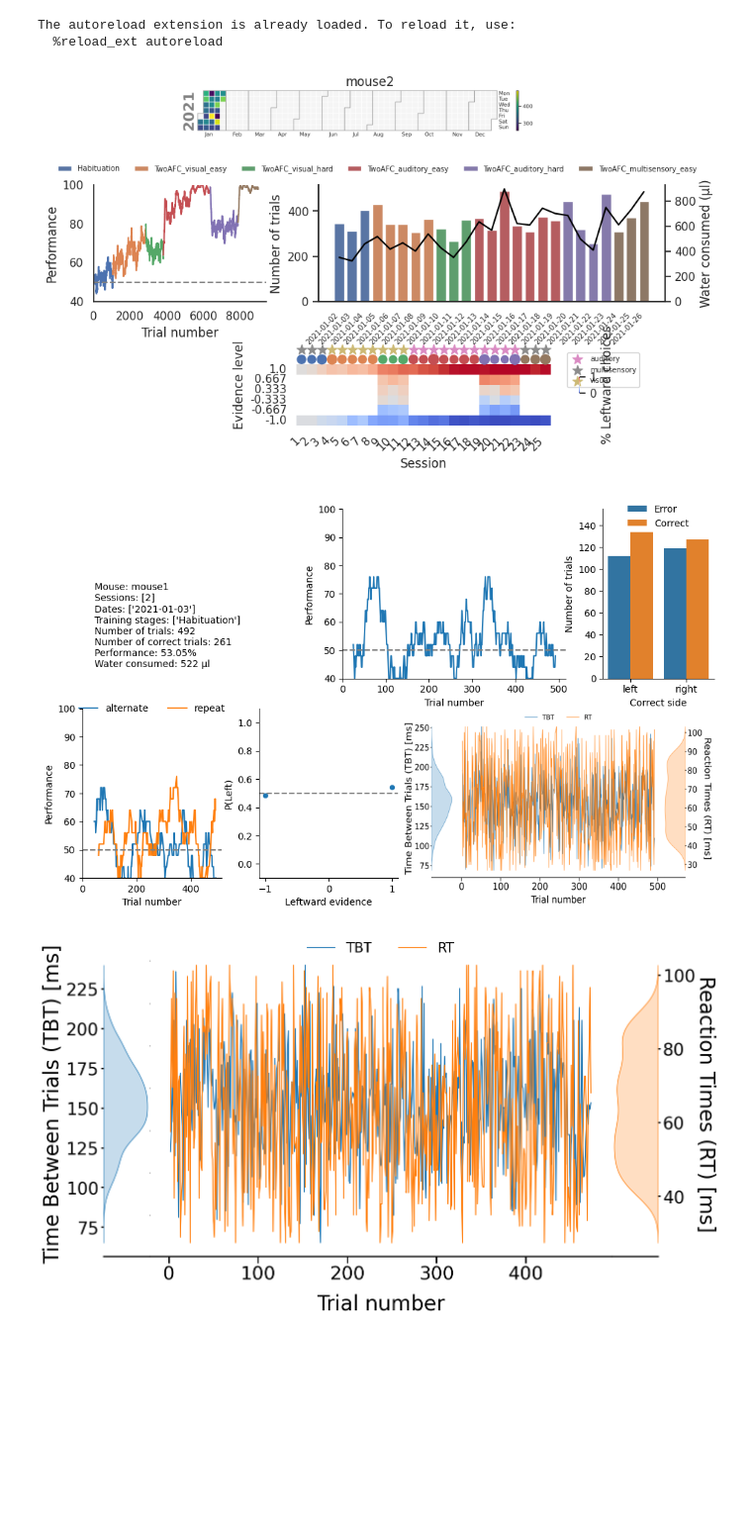
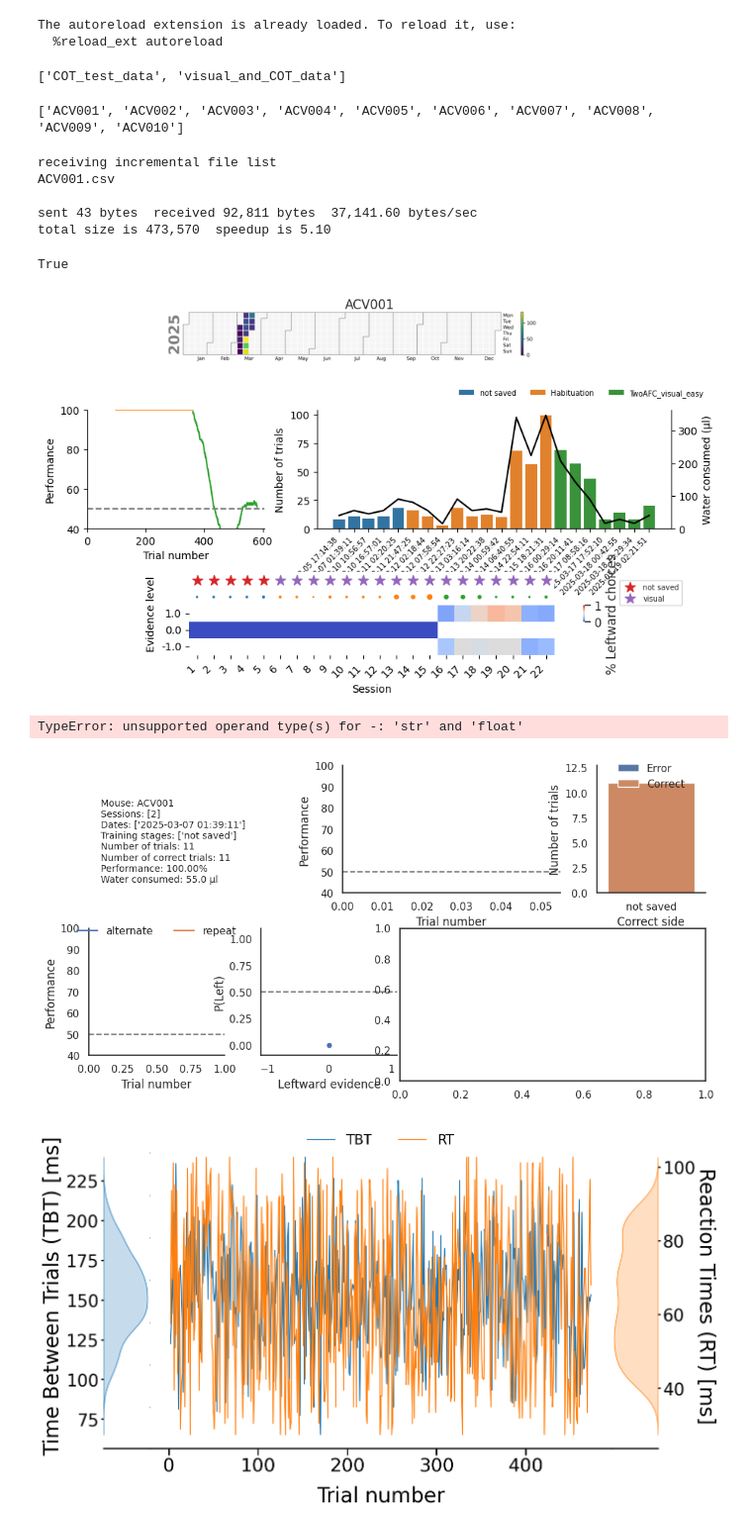
Before and after one commit to LearningCircuitsLab/lecilab-behavior-analysis, a Jupyter notebook: lecilab_behavior_analysis/plot_testing.ipynb, the cells around one changed output. Shown at 99% size. Cells and saved outputs as stored; diff of their text form; code cells hidden in the pictures; blank space fills up the shorter version.

```diff
--- a/lecilab_behavior_analysis/plot_testing.ipynb
+++ b/lecilab_behavior_analysis/plot_testing.ipynb
@@ -9,20 +10,56 @@ The autoreload extension is already loaded. To reload it, use:
   %reload_ext autoreload
 # %%
 mouse = "mouse2"
-df = load_example_data(mouse)
+df = utils.load_example_data(mouse)
+# %%
+# load data from cluster
+tv_projects = utils.get_server_projects()
+print(tv_projects)
+# %% [output]
+['COT_test_data', 'visual_and_COT_data']
+# %%
+# see the available animals
+animals = utils.get_animals_in_project(tv_projects[1])
+print(animals)
+# %% [output]
+['ACV001', 'ACV002', 'ACV003', 'ACV004', 'ACV005', 'ACV006', 'ACV007', 'ACV008', 'ACV009', 'ACV010']
+# %%
+# download the data for a specific animal
+mouse = "ACV001"
+local_path = Path(utils.get_outpath()) / Path(tv_projects[1]) / Path("sessions") / Path(mouse)
+# create the directory if it doesn't exist
+local_path.mkdir(parents=True, exist_ok=True)
+# download the session data
+utils.rsync_session_data(
+    project_name=tv_projects[1],
+    animal=mouse,
+    local_path=str(local_path),
+    credentials=utils.get_idibaps_cluster_credentials(),
+)
+# %% [output]
+receiving incremental file list
+ACV001.csv
+
+sent 43 bytes  received 92,811 bytes  37,141.60 bytes/sec
+total size is 473,570  speedup is 5.10
+True
+# %%
+# load the data
+df = pd.read_csv(local_path / Path(f'{mouse}.csv'), sep=";")
 # %%
 from lecilab_behavior_analysis.figure_maker import subject_progress_figure
 fig = subject_progress_figure(df, mouse, perf_window=100, summary_matrix_plot=True)
 # %% [output]
-[figure, old version]
+[figure, new version]
 # %%
 from lecilab_behavior_analysis.figure_maker import session_summary_figure
 # select the session you want to plot
 session = 2
 sdf = df[df["session"] == session]
-fig = session_summary_figure(sdf, mouse, perf_window=25)
+fig = session_summary_figure(sdf, mouse, perf_window=25, width=10, height=5)
 # %% [output]
+TypeError: unsupported operand type(s) for -: 'str' and 'float'
-[figure, old version]
+[figure, new version]
 # %%
 from lecilab_behavior_analysis.plots import plot_time_between_trials_and_reaction_time
 from lecilab_behavior_analysis.df_transforms import calculate_time_between_trials_and_rection_time
```
Also changed, not shown: parts of 1 cell of this notebook, 3 other files.
